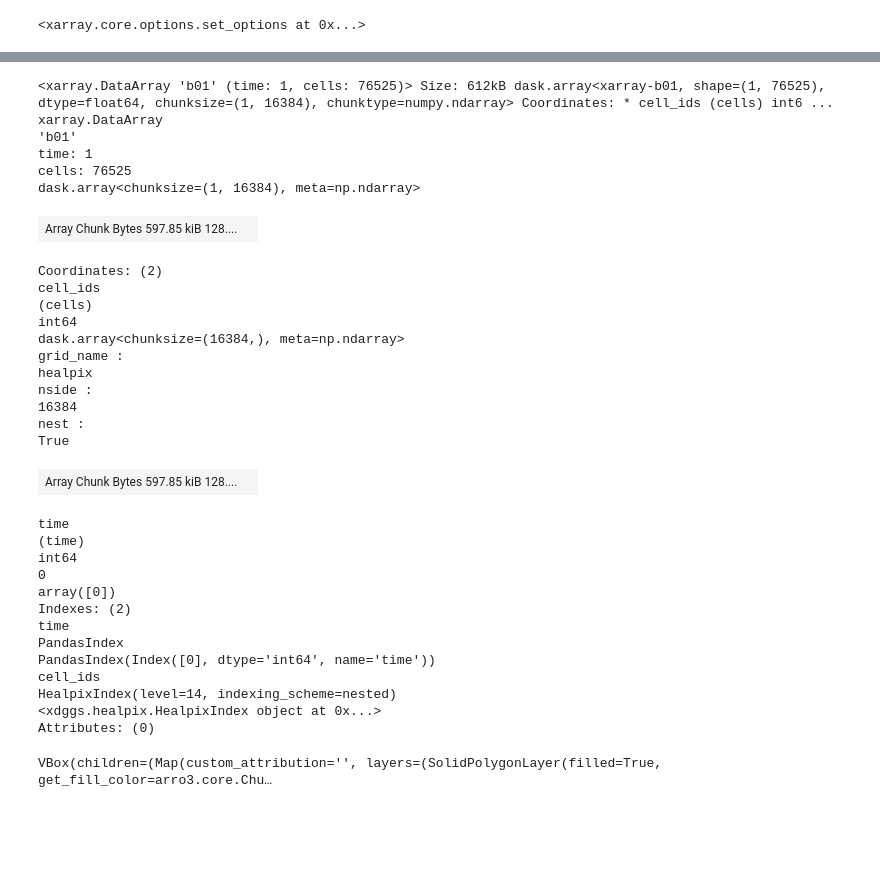
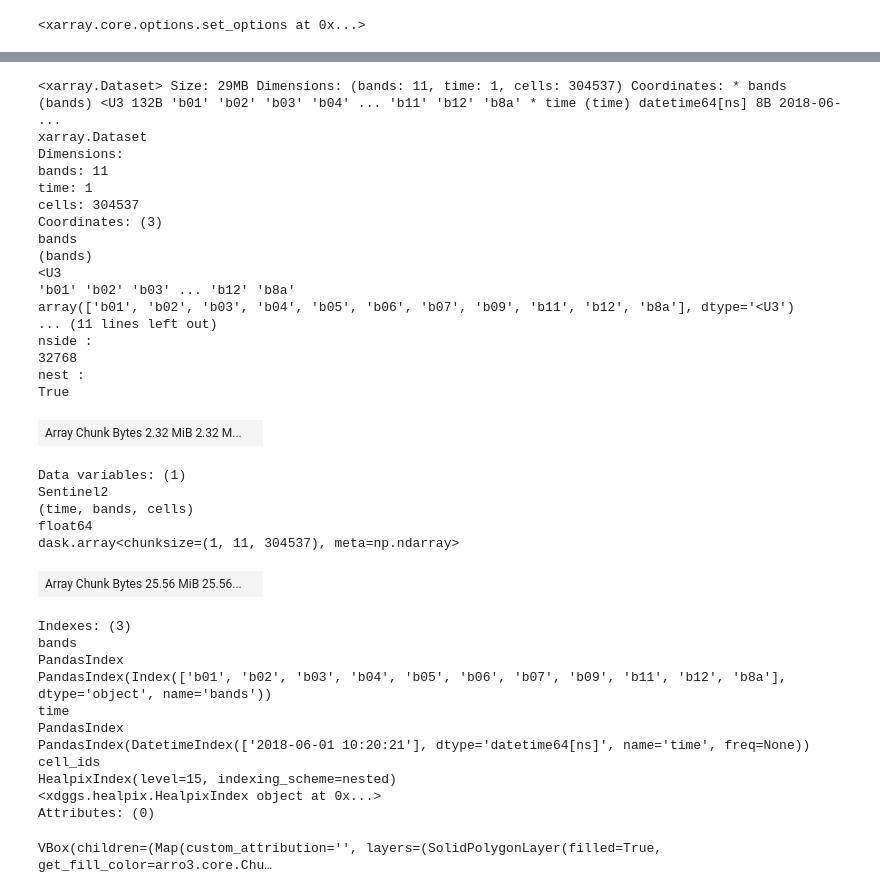
Before and after one commit to jmdelouis/Sentinel2healgrid, a Jupyter notebook: Notebooks/EOPF_Sentinel2_To_Zarr.ipynb, the cells around one changed output, grey strips where cells are left out. Saved outputs shown, nothing was run; the diff lists cells and outputs as text; code cells hidden in the pictures; blank space fills up the shorter version.

Commit message:
Multi band data

```diff
--- a/Notebooks/EOPF_Sentinel2_To_Zarr.ipynb
+++ b/Notebooks/EOPF_Sentinel2_To_Zarr.ipynb
@@ -225,7 +227,7 @@ xx, yy = np.meshgrid(reflectance.x.values, reflectance.y.values)
 # Applique la transformation
 lon, lat = transformer.transform(xx, yy)
 
-level=14
+level=15
 nside=2**(level)
 
 idx=hp.ang2pix(nside,lon,lat,lonlat=True,nest=True)
@@ -334,7 +348,7 @@ from numcodecs import Zstd
 nside=2**level
 nside_list=2**level
 nest=True
-chunk_size = 12 *(2**level)
+chunk_size = 4096 #12 *(2**level)
 chunk_size_data = int(( 12 * (4**level)) / chunk_size)
 print("chunk_size", chunk_size)
 
@@ -358,37 +372,39 @@ Time 0 Npt[16384] =  76525
-# %%
-ds=ds_all_data.b01.dggs.decode()
-ds
-# %% [output]
-<xarray.DataArray 'b01' (time: 1, cells: 76525)> Size: 612kB dask.array<xarray-b01, shape=(1, 76525), dtype=float64, chunksize=(1, 16384), chunktype=numpy.ndarray> Coordinates: * cell_ids (cells) int6 ...
-xarray.DataArray
-'b01'
-time: 1
-cells: 76525
-dask.array<chunksize=(1, 16384), meta=np.ndarray>
-| Array Chunk Bytes 597.85 kiB 128.... |  |
-Coordinates: (2)
-cell_ids
-(cells)
-int64
-dask.array<chunksize=(16384,), meta=np.ndarray>
-grid_name :
-healpix
-nside :
-16384
-nest :
-True
-| Array Chunk Bytes 597.85 kiB 128.... |  |
-time
-(time)
-int64
-0
-array([0])
-Indexes: (2)
-time
-PandasIndex
-PandasIndex(Index([0], dtype='int64', name='time'))
-cell_ids
-HealpixIndex(level=14, indexing_scheme=nested)
-<xdggs.healpix.HealpixIndex object at 0x...>
-Attributes: (0)
+# %%
+ds_all_data
+# %% [output]
+<xarray.Dataset> Size: 29MB Dimensions: (bands: 11, time: 1, cells: 304537) Coordinates: * bands (bands) <U3 132B 'b01' 'b02' 'b03' 'b04' ... 'b11' 'b12' 'b8a' * time (time) datetime64[ns] 8B 2018-06- ...
+xarray.Dataset
+Dimensions:
+bands: 11
+time: 1
+cells: 304537
+Coordinates: (3)
+bands
+(bands)
+<U3
+'b01' 'b02' 'b03' ... 'b12' 'b8a'
+array(['b01', 'b02', 'b03', 'b04', 'b05', 'b06', 'b07', 'b09', 'b11', 'b12', 'b8a'], dtype='<U3')
+... (11 lines left out)
+nside :
+32768
+nest :
+True
+| Array Chunk Bytes 2.32 MiB 2.32 M... |  |
+Data variables: (1)
+Sentinel2
+(time, bands, cells)
+float64
+dask.array<chunksize=(1, 11, 304537), meta=np.ndarray>
+| Array Chunk Bytes 25.56 MiB 25.56... |  |
+Indexes: (3)
+bands
+PandasIndex
+PandasIndex(Index(['b01', 'b02', 'b03', 'b04', 'b05', 'b06', 'b07', 'b09', 'b11', 'b12', 'b8a'], dtype='object', name='bands'))
+time
+PandasIndex
+PandasIndex(DatetimeIndex(['2018-06-01 10:20:21'], dtype='datetime64[ns]', name='time', freq=None))
+cell_ids
+HealpixIndex(level=15, indexing_scheme=nested)
+<xdggs.healpix.HealpixIndex object at 0x...>
+Attributes: (0)
 # %%
```
Also changed, not shown: parts of 8 cells of this notebook, 1 other file.
